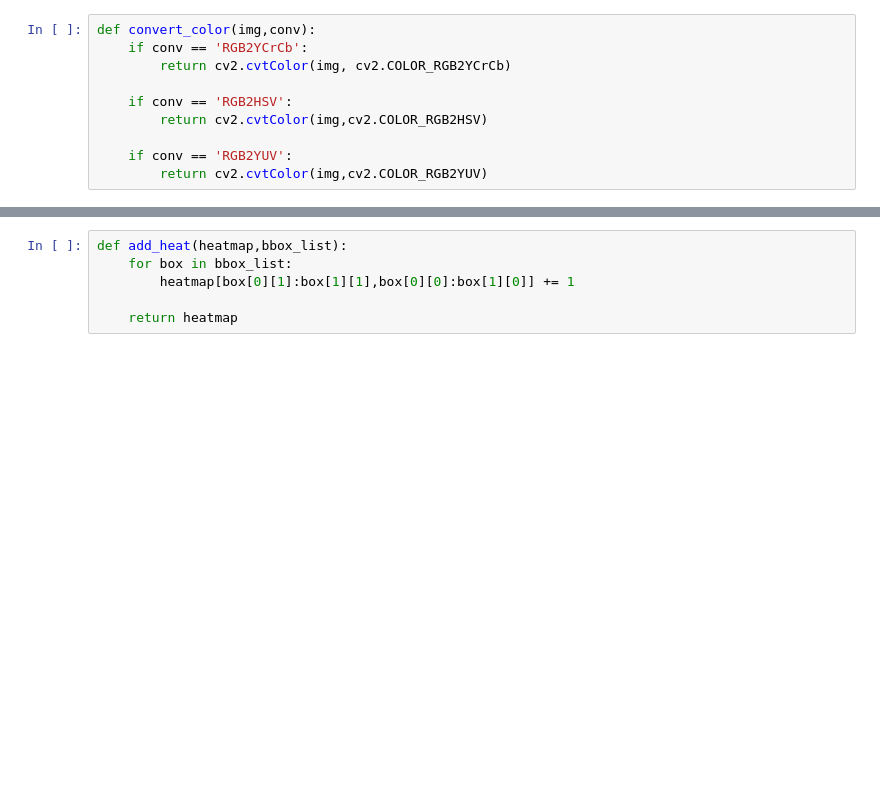
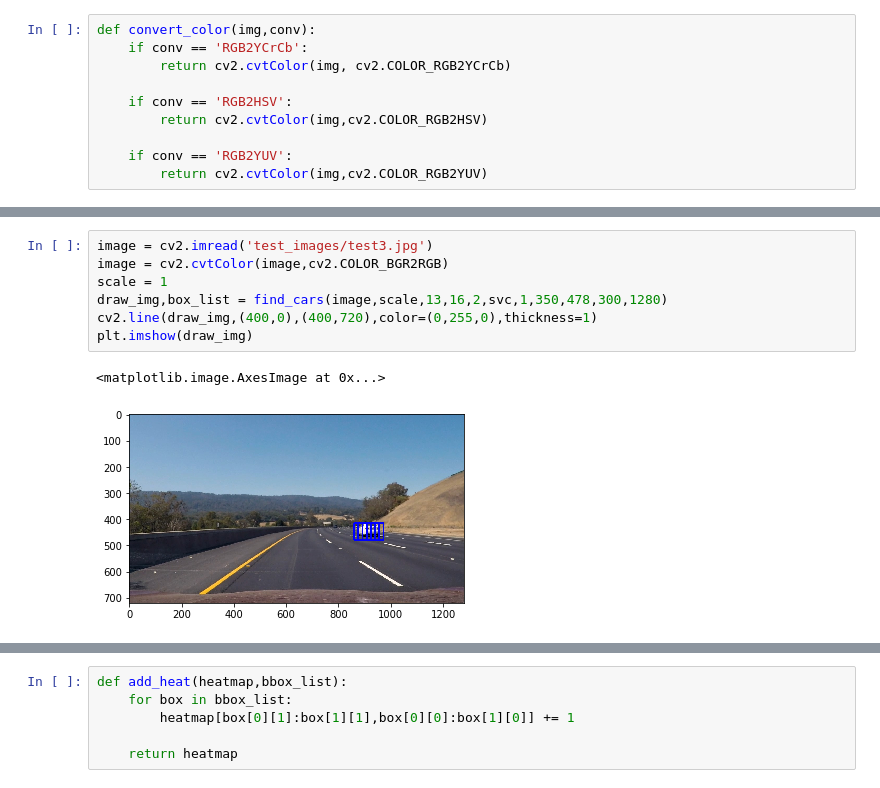
Before and after one commit to root221/CarND-Vehicle-Detection, a Jupyter notebook: VehicleDetectionAndTracking.ipynb, the cells around one changed output, grey strips where cells are left out. Drawn from its saved outputs; the diff is of its cells as text; blank space fills up the shorter version.

```diff
--- a/VehicleDetectionAndTracking.ipynb
+++ b/VehicleDetectionAndTracking.ipynb
@@ -404,4 +407,14 @@ def find_cars(img,scale,orient,pix_per_cell,cell_per_block,svc,cells_per_step,ys
                     ,(0,0,255),6)
 
     return draw_img,bbox_list
+# %%
+image = cv2.imread('test_images/test3.jpg')
+image = cv2.cvtColor(image,cv2.COLOR_BGR2RGB)
+scale = 1
+draw_img,box_list = find_cars(image,scale,13,16,2,svc,1,350,478,300,1280)
+cv2.line(draw_img,(400,0),(400,720),color=(0,255,0),thickness=1)
+plt.imshow(draw_img)
+# %% [output]
+<matplotlib.image.AxesImage at 0x...>
+[figure, added]
 # %%
```
Also changed, not shown: parts of 14 cells of this notebook.
